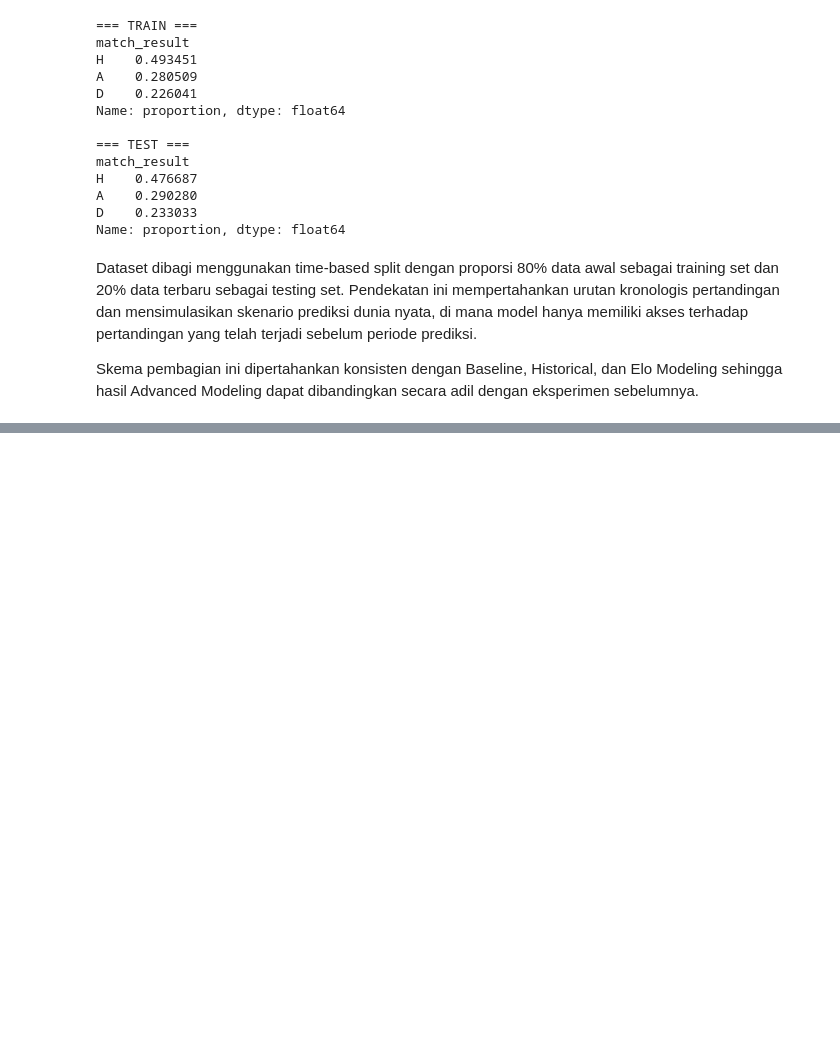
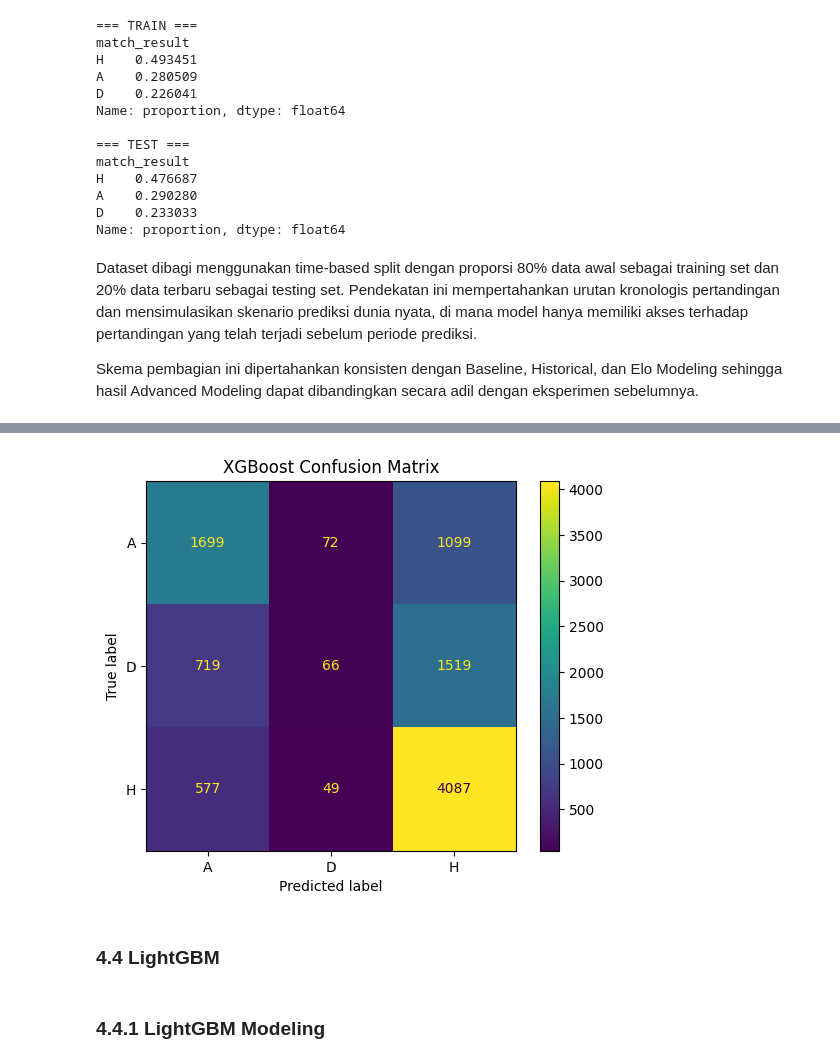
Before and after one commit to RyannPy/international-football-prediction, a Jupyter notebook: notebooks/11_advanced_modeling.ipynb, the cells around one changed output, grey strips where cells are left out. Saved outputs shown, nothing was run; the diff lists cells and outputs as text; code cells hidden in the pictures; blank space fills up the shorter version.

Commit message:
Advanced Modelling

```diff
--- a/notebooks/11_advanced_modeling.ipynb
+++ b/notebooks/11_advanced_modeling.ipynb
@@ -304,0 +385,9 @@ Skema pembagian ini dipertahankan konsisten dengan Baseline, Historical, dan Elo
+# %%
+xgb_pipeline = Pipeline(
+    steps=[
+        ("preprocessor", preprocessor),
+        ("classifier", xgb_model)
+    ]
+)
+# %%
+xgb_pipeline.fit(X_train, y_train_encoded)
@@ -304,0 +412,4 @@ Skema pembagian ini dipertahankan konsisten dengan Baseline, Historical, dan Elo
+# %%
+y_pred_xgb = xgb_pipeline.predict(X_test)
+# %%
+y_pred_xgb_label = label_encoder.inverse_transform(y_pred_xgb)
@@ -304,0 +446,20 @@ Skema pembagian ini dipertahankan konsisten dengan Baseline, Historical, dan Elo
+# %%
+from sklearn.metrics import confusion_matrix, ConfusionMatrixDisplay
+import matplotlib.pyplot as plt
+
+cm = confusion_matrix(y_test, y_pred_xgb_label)
+
+disp = ConfusionMatrixDisplay(
+    confusion_matrix=cm,
+    display_labels=label_encoder.classes_
+)
+
+disp.plot()
+plt.title("XGBoost Confusion Matrix")
+plt.show()
+# %% [output]
+[figure, added]
+# %% [markdown]
+### 4.4 LightGBM
+# %% [markdown]
+### 4.4.1 LightGBM Modeling
```
Also changed, not shown: parts of 24 cells of this notebook.
